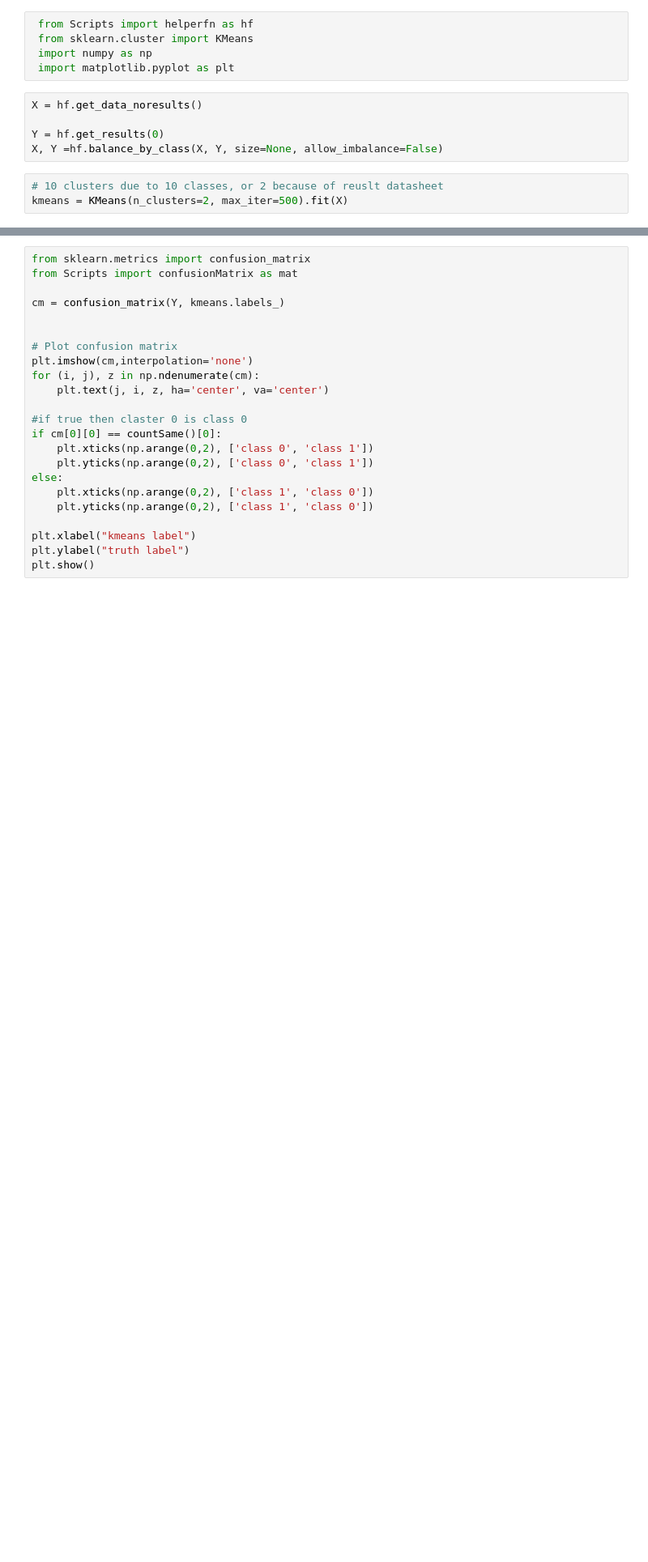
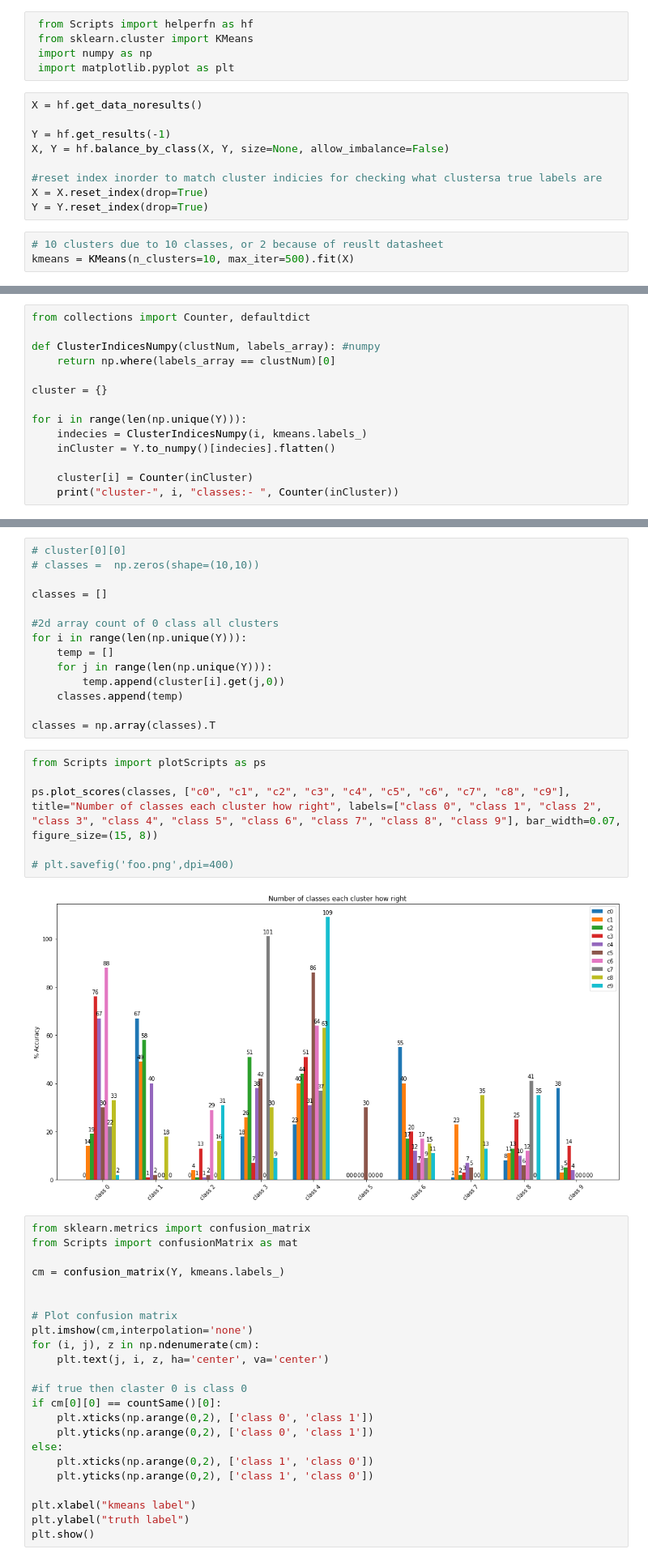
Before and after one commit to friedforfun/Data-Mining-Machine-Learning-CW, a Jupyter notebook: Tasks/Task 9 - Clustering, K-means.ipynb, the cells around one changed output, grey strips where cells are left out. Shown at 81% size. Cells and saved outputs as stored; diff of their text form; blank space fills up the shorter version.

Commit message:
Task 9 - Comparison of accuracy and visualization graph

```diff
--- a/Tasks/Task 9 - Clustering, K-means.ipynb
+++ b/Tasks/Task 9 - Clustering, K-means.ipynb
@@ -11,8 +11,12 @@ Cluster the data sets train_smpl, **`train_smpl_<label>`** (apply required filte
 # %%
 X = hf.get_data_noresults()
 
-Y = hf.get_results(0)
-X, Y =hf.balance_by_class(X, Y, size=None, allow_imbalance=False)
+Y = hf.get_results(-1)
+X, Y = hf.balance_by_class(X, Y, size=None, allow_imbalance=False)
+
+#reset index inorder to match cluster indicies for checking what clustersa true labels are
+X = X.reset_index(drop=True)
+Y = Y.reset_index(drop=True)
 # %%
 # 10 clusters due to 10 classes, or 2 because of reuslt datasheet
-kmeans = KMeans(n_clusters=2, max_iter=500).fit(X)
+kmeans = KMeans(n_clusters=10, max_iter=500).fit(X)
@@ -38,0 +23,14 @@ def countSame():
+# %%
+from collections import Counter, defaultdict
+
+def ClusterIndicesNumpy(clustNum, labels_array): #numpy
+    return np.where(labels_array == clustNum)[0]
+
+cluster = {}
+
+for i in range(len(np.unique(Y))):
+    indecies = ClusterIndicesNumpy(i, kmeans.labels_)
+    inCluster = Y.to_numpy()[indecies].flatten()
+
+    cluster[i] = Counter(inCluster)
+    print("cluster-", i, "classes:- ", Counter(inCluster))
@@ -39,3 +48,25 @@ def countSame():
+# %%
+# cluster[0][0]
+# classes =  np.zeros(shape=(10,10))
+
+classes = []
+
+#2d array count of 0 class all clusters
+for i in range(len(np.unique(Y))):
+    temp = []
+    for j in range(len(np.unique(Y))):
+        temp.append(cluster[i].get(j,0))
+    classes.append(temp)
+
+classes = np.array(classes).T
+# %%
+from Scripts import plotScripts as ps
+
+ps.plot_scores(classes, ["c0", "c1", "c2", "c3", "c4", "c5", "c6", "c7", "c8", "c9"], title="Number of classes each cluster how right", labels=["class 0", "class 1", "class 2", "class 3", "class 4", "class 5", "class 6", "class 7", "class 8", "class 9"], bar_width=0.07, figure_size=(15, 8))
+
+# plt.savefig('foo.png',dpi=400)
+# %% [output]
+[figure, added]
 # %%
 from sklearn.metrics import confusion_matrix
 from Scripts import confusionMatrix as mat
```
Also changed, not shown: parts of 4 cells of this notebook.
